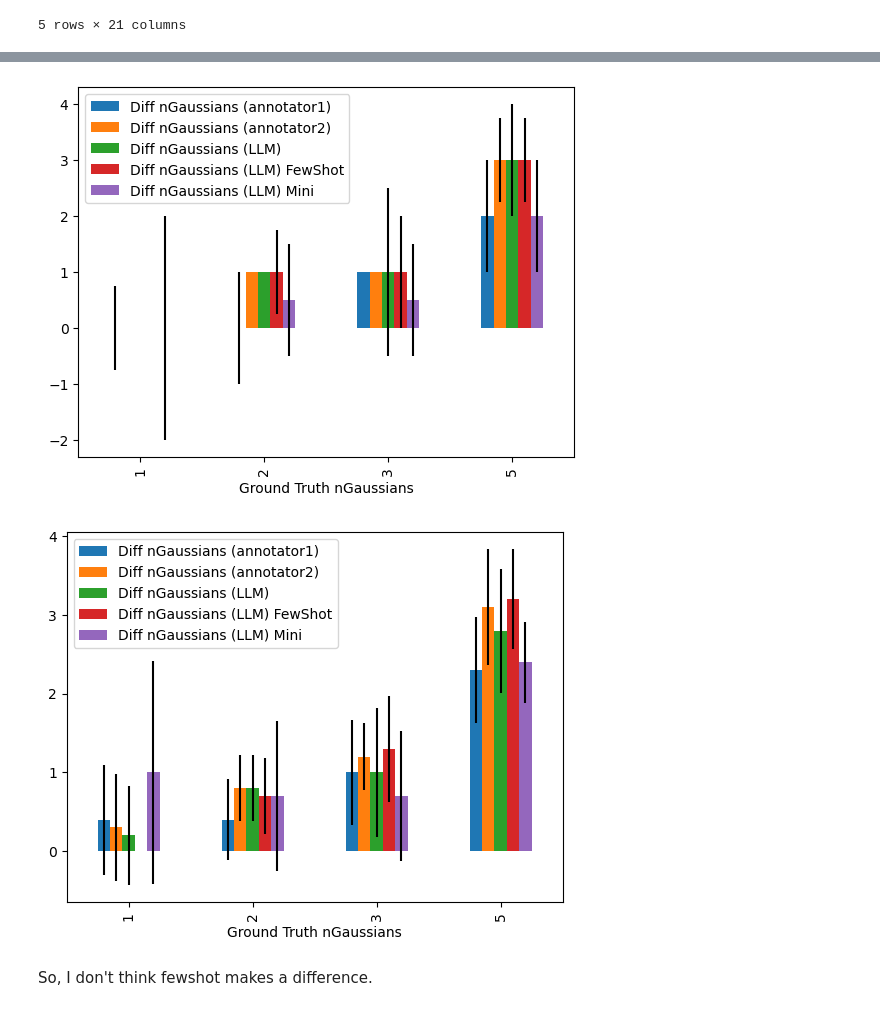
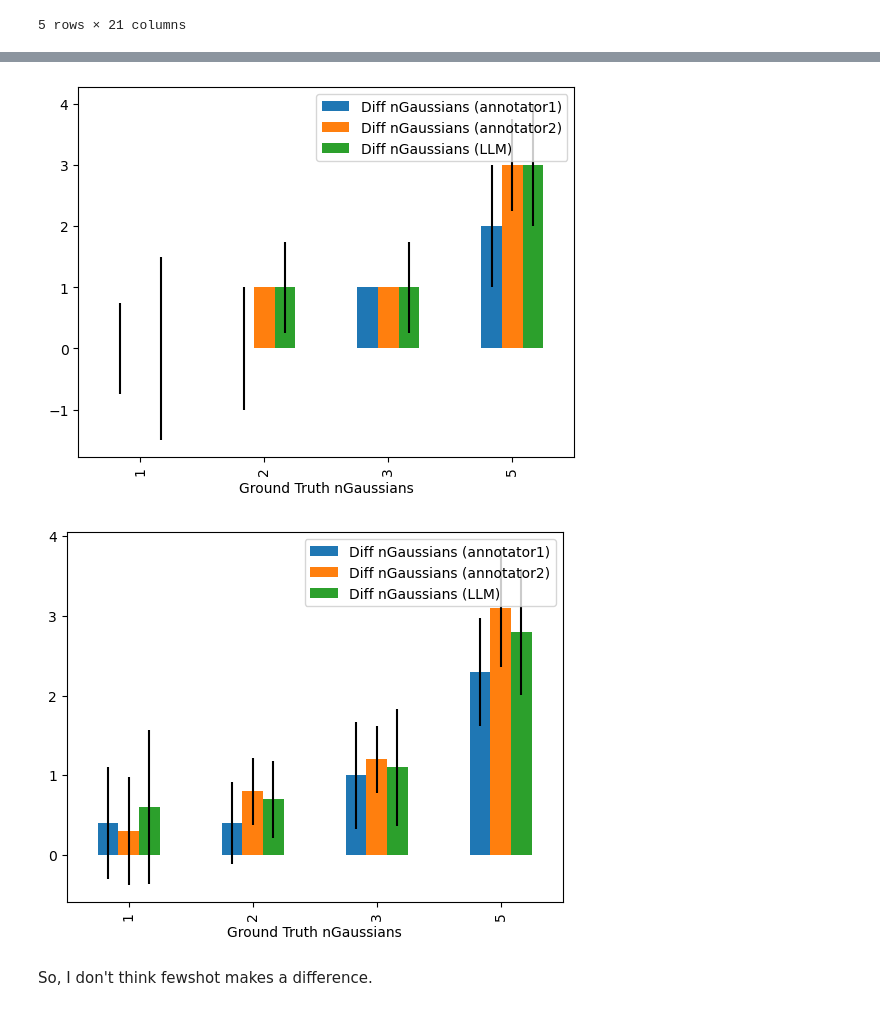
Before and after one commit to ReadingTimeMachine/LLM_VQA_JCDL2025, a Jupyter notebook: explore_zooniverse_data.ipynb, the cells around one changed output, grey strips where cells are left out. Saved outputs shown, nothing was run; the diff lists cells and outputs as text; code cells hidden in the pictures.

```diff
--- a/explore_zooniverse_data.ipynb
+++ b/explore_zooniverse_data.ipynb
@@ -930,15 +898,28 @@ b2_g2 = b2_g2.rename(columns={'Diff nGaussians (human)':'Diff nGaussians (annota
 # 3rd annotator
 bl_g2 = dl_g.groupby('Ground Truth nGaussians')['Diff nGaussians (LLM)'].median().to_frame()
 # 4th annotator = LLM with fewshot
-blfs_g2 = dl_g.groupby('Ground Truth nGaussians')['Diff nGaussians (LLM) FewShot'].median().to_frame()
+if include_fewshot:
+    blfs_g2 = dl_g.groupby('Ground Truth nGaussians')['Diff nGaussians (LLM) FewShot'].median().to_frame()
 # 5th annotator = LLM with mini
-blm_g2 = dl_g.groupby('Ground Truth nGaussians')['Diff nGaussians (LLM) Mini'].median().to_frame()
+if include_mini:
+    blm_g2 = dl_g.groupby('Ground Truth nGaussians')['Diff nGaussians (LLM) Mini'].median().to_frame()
 
-dfb_g2 = b1_g2.join(b2_g2).join(bl_g2).join(blfs_g2).join(blm_g2)
+arrays = [da1_g,da2_g,dl_g]
+names = ['Diff nGaussians (human)','Diff nGaussians (human)','Diff nGaussians (LLM)']
+
+dfb_g2 = b1_g2.join(b2_g2).join(bl_g2)
+if include_fewshot:
+    dfb_g2 = dfb_g2.join(blfs_g2)
+    arrays.append(dl_g)
+    names.append('Diff nGaussians (LLM) FewShot')
+if include_mini:
+    dfb_g2 = dfb_g2.join(blm_g2)
+    arrays.append(dl_g)
+    names.append('Diff nGaussians (LLM) Mini')
 #dfb_bg2
 
 errorbars_g2 = []
-for arr,flag in zip([da1_g,da2_g,dl_g,dl_g, dl_g], ['Diff nGaussians (human)','Diff nGaussians (human)','Diff nGaussians (LLM)', 'Diff nGaussians (LLM) FewShot', 'Diff nGaussians (LLM) Mini']):
+for arr,flag in zip(arrays, names):
     q1 = arr.groupby('Ground Truth nGaussians')[flag].quantile(0.25)
     q3 = arr.groupby('Ground Truth nGaussians')[flag].quantile(0.75)
     iqr_d = q3-q1
@@ -946,34 +927,47 @@ for arr,flag in zip([da1_g,da2_g,dl_g,dl_g, dl_g], ['Diff nGaussians (human)','D
 
 ax = dfb_g2.plot(kind='bar', yerr = errorbars_g2)
 # %% [output]
-[figure, old version]
+[figure, new version]
 # %%
 #### MEAN
 
 # first annotator
 b1_g2 = da1_g.groupby('Ground Truth nGaussians')['Diff nGaussians (human)'].mean().to_frame()
 b1_g2 = b1_g2.rename(columns={'Diff nGaussians (human)':'Diff nGaussians (annotator1)'})
 # 2nd annotator
 b2_g2 = da2_g.groupby('Ground Truth nGaussians')['Diff nGaussians (human)'].mean().to_frame()
 b2_g2 = b2_g2.rename(columns={'Diff nGaussians (human)':'Diff nGaussians (annotator2)'})
 # 3rd annotator
 bl_g2 = dl_g.groupby('Ground Truth nGaussians')['Diff nGaussians (LLM)'].mean().to_frame()
 # 4th annotator
-blfs_g2 = dl_g.groupby('Ground Truth nGaussians')['Diff nGaussians (LLM) FewShot'].mean().to_frame()
+if include_fewshot:
+    blfs_g2 = dl_g.groupby('Ground Truth nGaussians')['Diff nGaussians (LLM) FewShot'].mean().to_frame()
 # 5th annotator = LLM with mini
-blm_g2 = dl_g.groupby('Ground Truth nGaussians')['Diff nGaussians (LLM) Mini'].mean().to_frame()
+if include_mini:
+    blm_g2 = dl_g.groupby('Ground Truth nGaussians')['Diff nGaussians (LLM) Mini'].mean().to_frame()
 
-dfb_g2 = b1_g2.join(b2_g2).join(bl_g2).join(blfs_g2).join(blm_g2)
+arrays = [da1_g,da2_g,dl_g]
+names = ['Diff nGaussians (human)','Diff nGaussians (human)','Diff nGaussians (LLM)']
+
+dfb_g2 = b1_g2.join(b2_g2).join(bl_g2)
+if include_fewshot:
+    dfb_g2 = dfb_g2.join(blfs_g2)
+    arrays.append(dl_g)
+    names.append('Diff nGaussians (LLM) FewShot')
+if include_mini:
+    dfb_g2 = dfb_g2.join(blm_g2)
+    arrays.append(dl_g)
+    names.append('Diff nGaussians (LLM) Mini')
 #dfb_bg2
 
 errorbars_g2 = []
-for arr,flag in zip([da1_g,da2_g,dl_g,dl_g, dl_g], ['Diff nGaussians (human)','Diff nGaussians (human)','Diff nGaussians (LLM)', 'Diff nGaussians (LLM) FewShot', 'Diff nGaussians (LLM) Mini']):
+for arr,flag in zip(arrays,names):
     s = arr.groupby('Ground Truth nGaussians')[flag].std()
     errorbars_g2.append(s)
 
 ax = dfb_g2.plot(kind='bar', yerr = errorbars_g2)
 # %% [output]
-[figure, old version]
+[figure, new version]
 # %% [markdown]
 So, I don't think fewshot makes a difference.
 # %%
```
Also changed, not shown: parts of 30 cells of this notebook, 1 other file.
